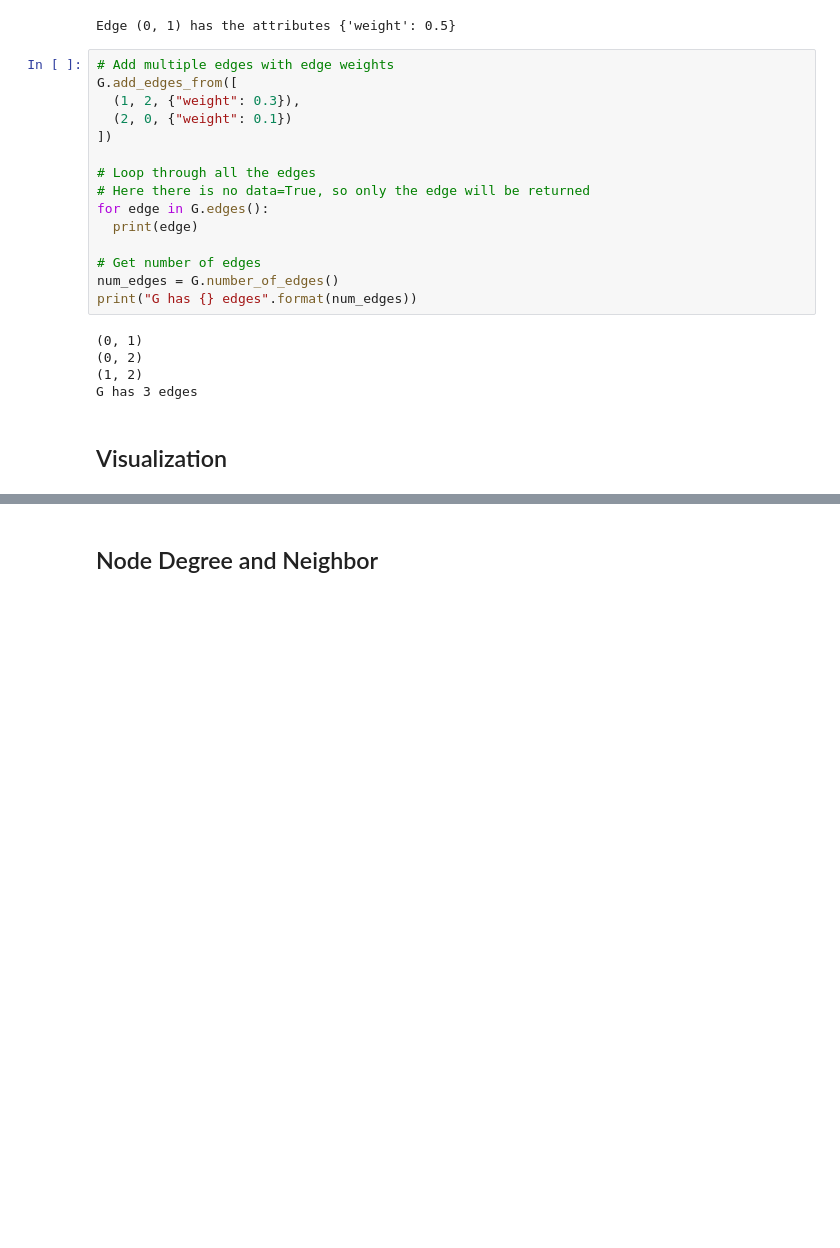
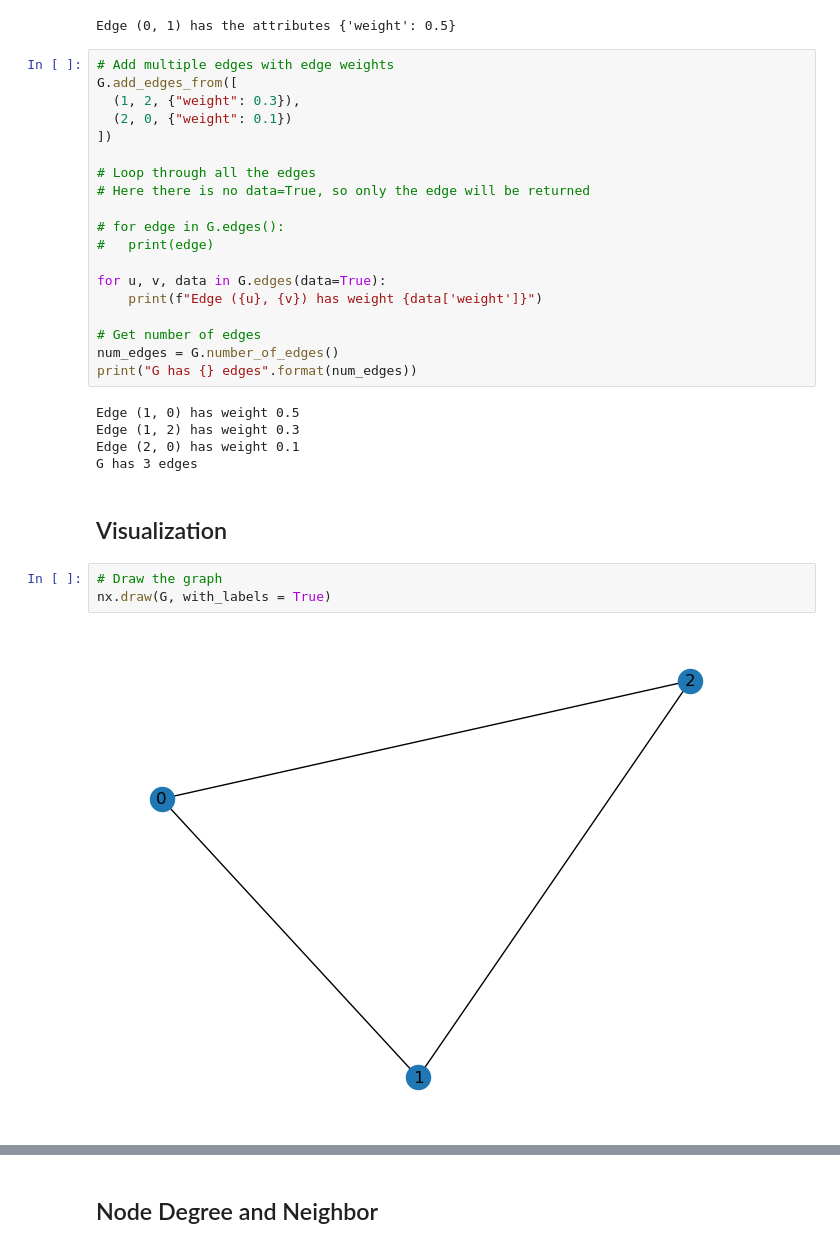
Before and after one commit to BaslaSiripatana/GNN_Learning, a Jupyter notebook: CS224W_Colab_0.ipynb, the cells around one changed output, grey strips where cells are left out. Cells and saved outputs as stored; diff of their text form; blank space fills up the shorter version.

```diff
--- a/CS224W_Colab_0.ipynb
+++ b/CS224W_Colab_0.ipynb
@@ -98,16 +97,25 @@ G.add_edges_from([
 
 # Loop through all the edges
 # Here there is no data=True, so only the edge will be returned
-for edge in G.edges():
-  print(edge)
+
+# for edge in G.edges():
+#   print(edge)
+
+for u, v, data in G.edges(data=True):
+    print(f"Edge ({u}, {v}) has weight {data['weight']}")
 
 # Get number of edges
 num_edges = G.number_of_edges()
 print("G has {} edges".format(num_edges))
 # %% [output]
-(0, 1)
-(0, 2)
-(1, 2)
+Edge (1, 0) has weight 0.5
+Edge (1, 2) has weight 0.3
+Edge (2, 0) has weight 0.1
 G has 3 edges
 # %% [markdown]
 ## Visualization
+# %%
+# Draw the graph
+nx.draw(G, with_labels = True)
+# %% [output]
+[figure, added]
```
Also changed, not shown: parts of 17 cells of this notebook.
